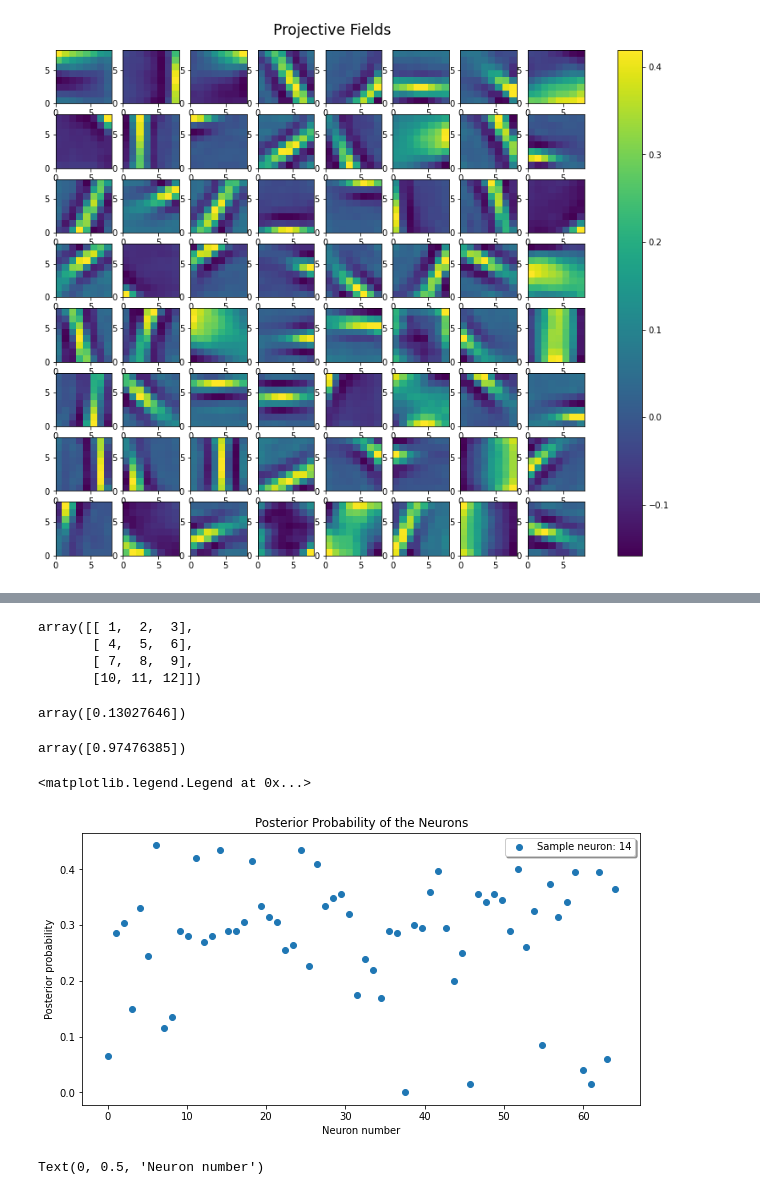
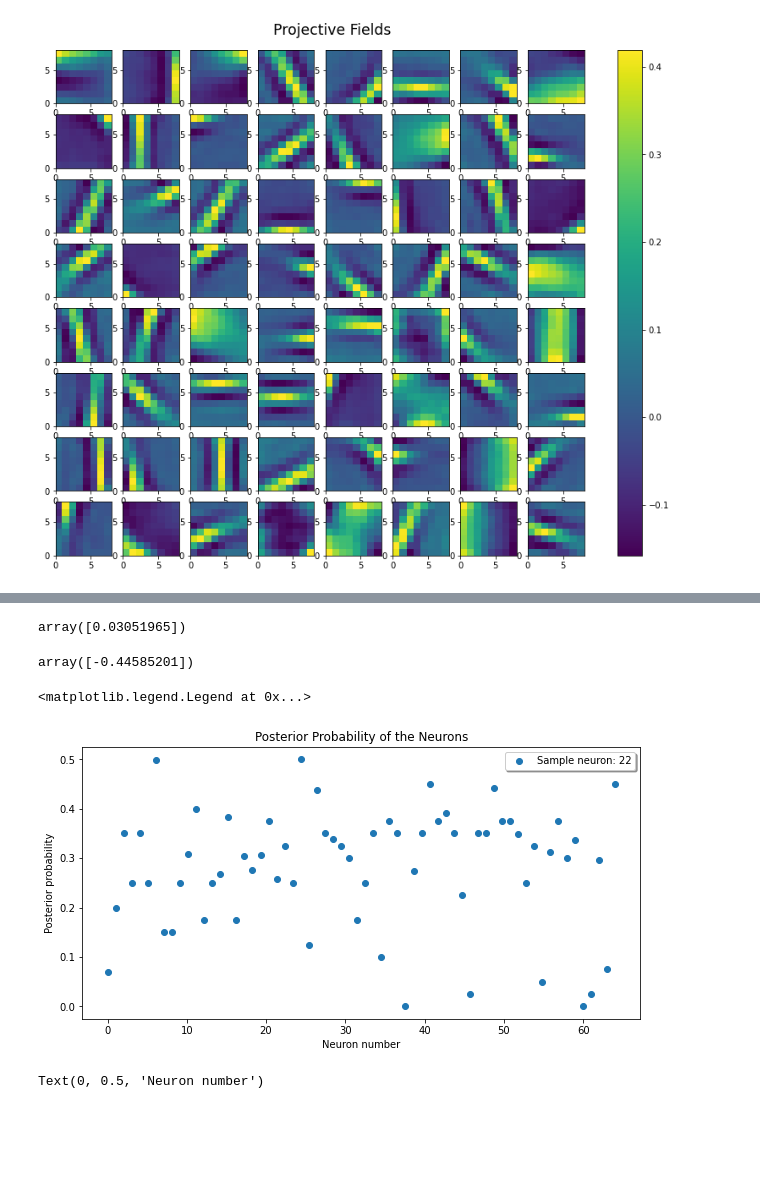
Before and after one commit to yavuz-s/Final-Project-phy527, a Jupyter notebook: Final Project - Sampling.ipynb, the cells around one changed output, grey strips where cells are left out. Saved outputs shown, nothing was run; the diff lists cells and outputs as text; code cells hidden in the pictures; blank space fills up the shorter version.

```diff
--- a/Final Project - Sampling.ipynb
+++ b/Final Project - Sampling.ipynb
@@ -28,7 +28,7 @@ plt.show()
 # %% [output]
 [figure]
 # %%
-z_initial = np.random.binomial(1, 0.08, 64)     # Draw initial z vector from a Gaussian dist.
+z_initial = np.random.binomial(1, 0.1, 64)     # Draw initial z vector from a Gaussian dist.
                                                 # Here we used small probability to shorten the burn-in time
                                                 # z defines if a neuron is firing or not, being either 1 or 0
 Pf = np.transpose(PFs.reshape(64,64))           # Define weight matrix such as
@@ -37,7 +37,7 @@ W = np.matmul(np.transpose(Pf[:,:]),Pf[:,:])    # Generate weight matrix
 Time = 1 #sec
 delta_T = 0.001 #sec
 N_sampling = int(Time/delta_T)                       # Sampling count = 400
-tau = 5 #msec                                    Hard refractory period
+tau = 25 #msec                                    Hard refractory period
 # %%
 def post_synaptic_potential(Image, i, z):
     weight_i = copy.copy(W[i])
@@ -76,20 +92,10 @@ def Gibbs_sampling(Image, n_sampling):
                 ζ[j, i] = ζ[j, i-1] - 1
 
     return response_matrix
-# %%
-a = np.array([[1,2,3],[4,5,6],[7,8,9],[10,11,12]])
-np.shape(a)
-a.reshape(3,4)
-a
-# %% [output]
-array([[ 1,  2,  3],
-       [ 4,  5,  6],
-       [ 7,  8,  9],
-       [10, 11, 12]])
 # %%
-expit(post_synaptic_potential(Pf[:,8], 13, z_initial) - np.log(tau))
+expit(post_synaptic_potential(Pf[:,28], 43, z_initial) - np.log(tau))
 # %% [output]
-array([0.13027646])
+array([0.03051965])
 # %%
 def posterior_prob_r(Image, n_sampling):
     response = Gibbs_sampling(Image, n_sampling)
@@ -97,21 +103,21 @@ def posterior_prob_r(Image, n_sampling):
 # %%
 post_synaptic_potential(Pf[:,sample_neuron_number], 5, z_initial)
 # %% [output]
-array([0.97476385])
+array([-0.44585201])
 # %%
-sample_neuron_number = 14
+sample_neuron_number = 22
 total_time = 1 #sec
 sampling_rate = 1/5e-3
 numberOFsampling = int(total_time*sampling_rate)
 plt.figure(figsize = (10,5))
 plt.scatter(np.linspace(0,64,64), posterior_prob_r(Pf[:,sample_neuron_number], N_sampling))
 plt.title('Posterior Probability of the Neurons')
 plt.xlabel('Neuron number')
 plt.ylabel('Posterior probability')
 plt.legend(["Sample neuron: %.0f" %sample_neuron_number], loc='upper right', fancybox=True, shadow=True)
 # %% [output]
 <matplotlib.legend.Legend at 0x...>
-[figure, old version]
+[figure, new version]
 # %%
 response = Gibbs_sampling(Pf[:,sample_neuron_number], numberOFsampling);
 
```
Also changed, not shown: parts of 4 cells of this notebook.
